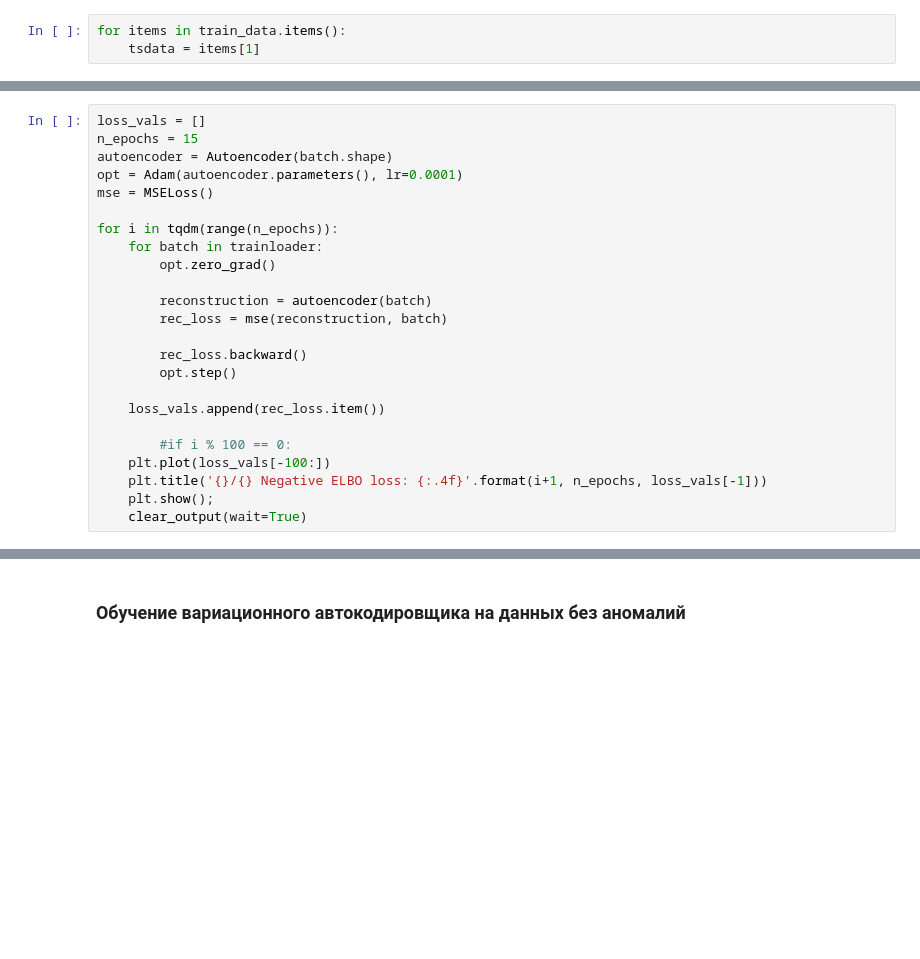
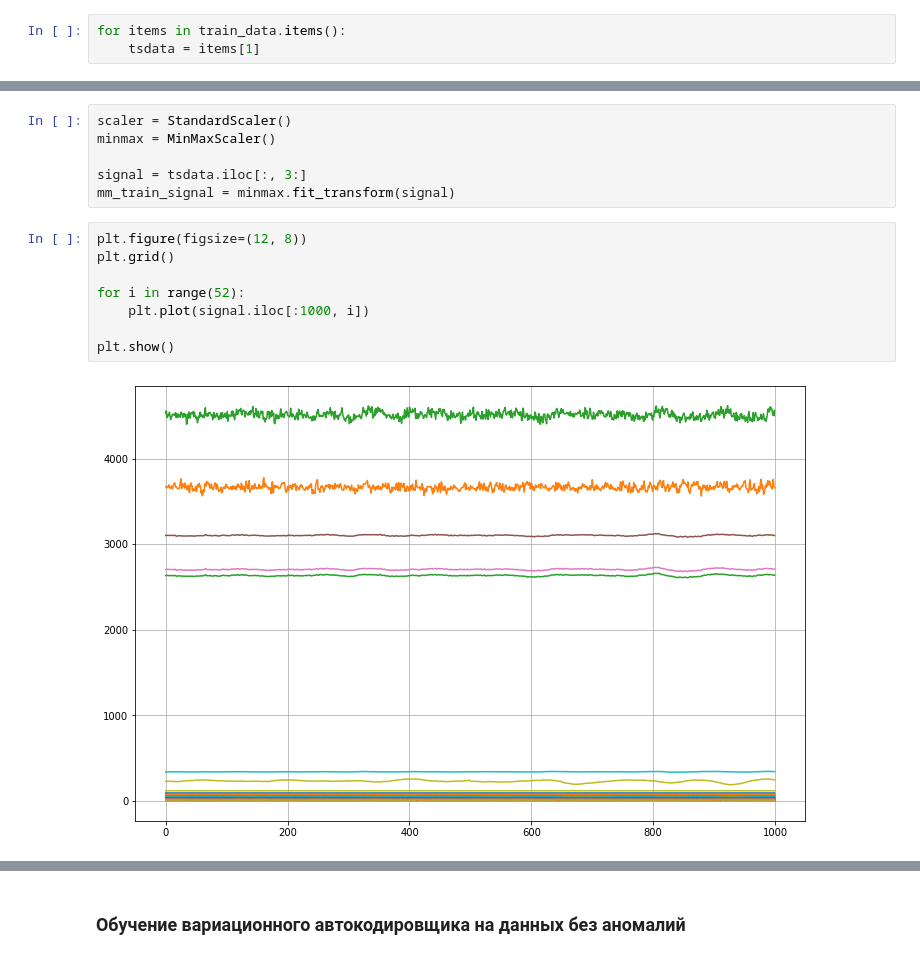
Before and after one commit to AlexShevchuk7/MADE, a Jupyter notebook: Diploma/Modelling_MLP_TCN_TRANSFORMER.ipynb, the cells around one changed output, grey strips where cells are left out. Cells and saved outputs as stored; diff of their text form; blank space fills up the shorter version.

```diff
--- a/Diploma/Modelling_MLP_TCN_TRANSFORMER.ipynb
+++ b/Diploma/Modelling_MLP_TCN_TRANSFORMER.ipynb
@@ -445,24 +441,0 @@ device = torch.device('cuda' if torch.cuda.is_available() else 'cpu')
-# %%
-loss_vals = []
-n_epochs = 15
-autoencoder = Autoencoder(batch.shape)
-opt = Adam(autoencoder.parameters(), lr=0.0001)
-mse = MSELoss()
-
-for i in tqdm(range(n_epochs)):
-    for batch in trainloader:
-        opt.zero_grad()
-
-        reconstruction = autoencoder(batch)
-        rec_loss = mse(reconstruction, batch)
-
-        rec_loss.backward()
-        opt.step()
-
-    loss_vals.append(rec_loss.item())
-
-        #if i % 100 == 0:
-    plt.plot(loss_vals[-100:])
-    plt.title('{}/{} Negative ELBO loss: {:.4f}'.format(i+1, n_epochs, loss_vals[-1]))
-    plt.show();
-    clear_output(wait=True)
@@ -470,0 +455,16 @@ for i in tqdm(range(n_epochs)):
+# %%
+scaler = StandardScaler()
+minmax = MinMaxScaler()
+
+signal = tsdata.iloc[:, 3:]
+mm_train_signal = minmax.fit_transform(signal)
+# %%
+plt.figure(figsize=(12, 8))
+plt.grid()
+
+for i in range(52):
+    plt.plot(signal.iloc[:1000, i])
+
+plt.show()
+# %% [output]
+[figure, added]
```
Also changed, not shown: parts of 118 cells of this notebook.
